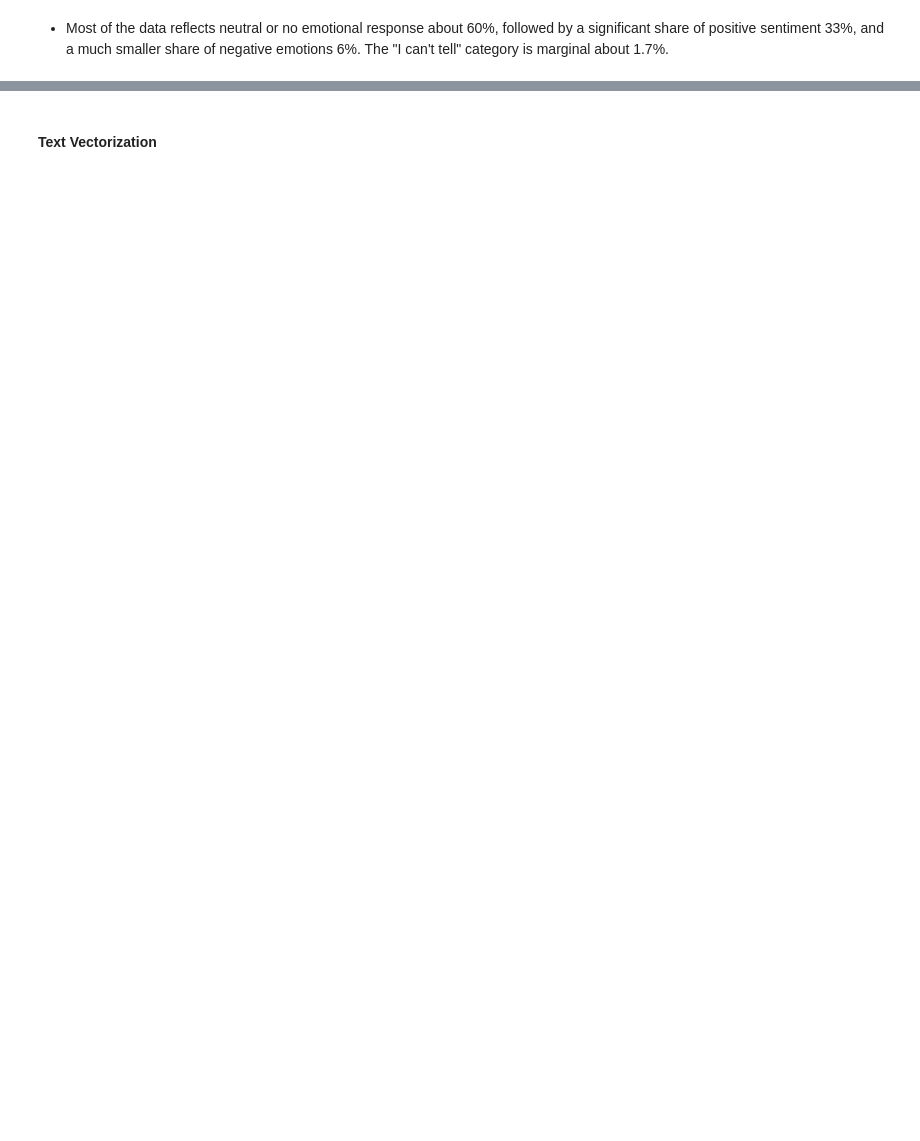
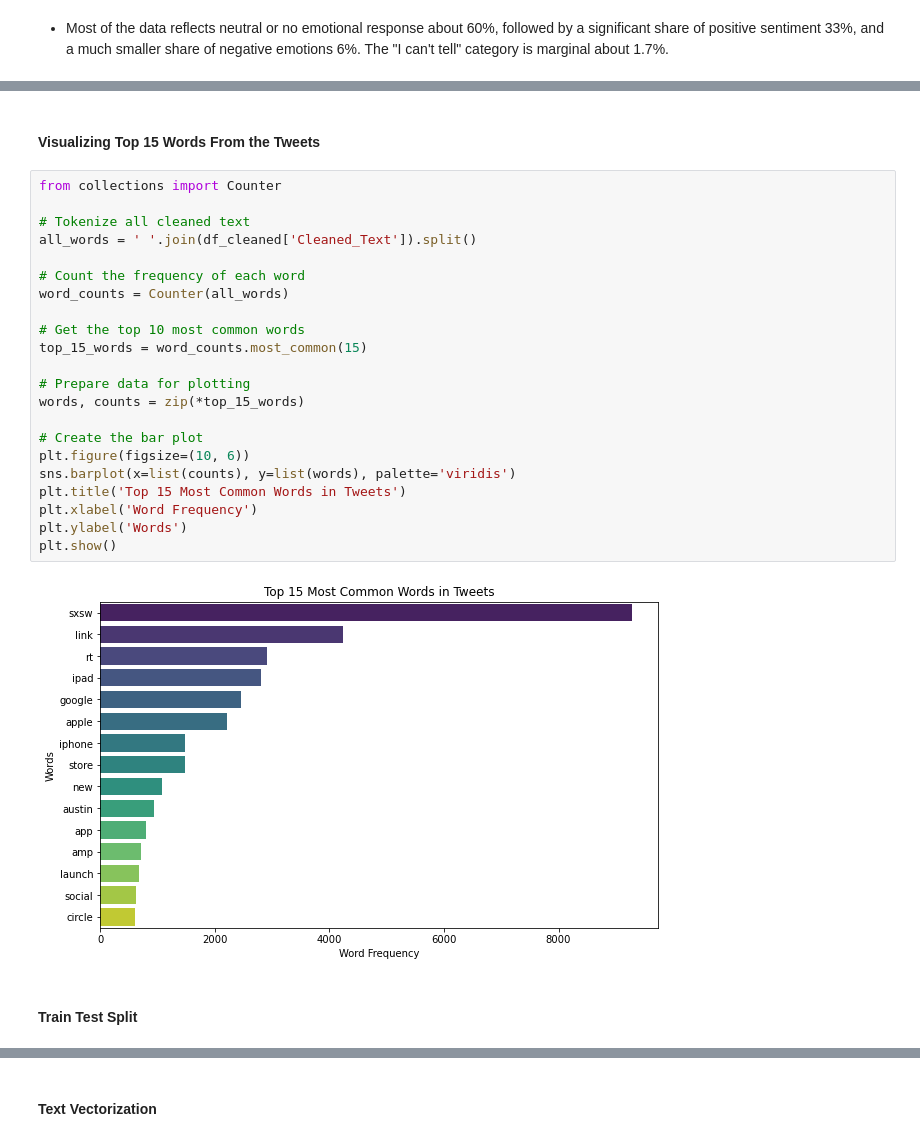
Before and after one commit to jgatharia/Phase_4_Project_, a Jupyter notebook: jenny.ipynb, the cells around one changed output, grey strips where cells are left out. Drawn from its saved outputs; the diff is of its cells as text; blank space fills up the shorter version.

```diff
--- a/jenny.ipynb
+++ b/jenny.ipynb
@@ -274 +346,29 @@ Here we will focus on the column Text containing the texts of the tweet and Perf
+# %% [markdown]
+#### Visualizing Top 15 Words From the Tweets
+# %%
+from collections import Counter
+
+# Tokenize all cleaned text
+all_words = ' '.join(df_cleaned['Cleaned_Text']).split()
+
+# Count the frequency of each word
+word_counts = Counter(all_words)
+
+# Get the top 10 most common words
+top_15_words = word_counts.most_common(15)
+
+# Prepare data for plotting
+words, counts = zip(*top_15_words)
+
+# Create the bar plot
+plt.figure(figsize=(10, 6))
+sns.barplot(x=list(counts), y=list(words), palette='viridis')
+plt.title('Top 15 Most Common Words in Tweets')
+plt.xlabel('Word Frequency')
+plt.ylabel('Words')
+plt.show()
+# %% [output]
+[figure, added]
+# %% [markdown]
+#### Train Test Split
 # %%
```
Also changed, not shown: parts of 29 cells of this notebook.
